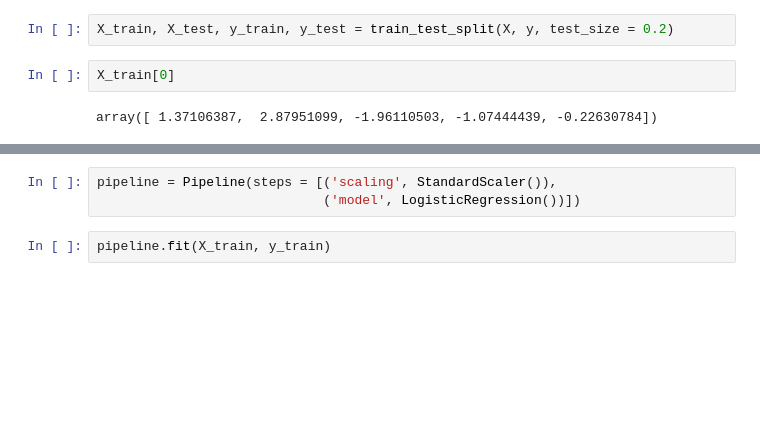
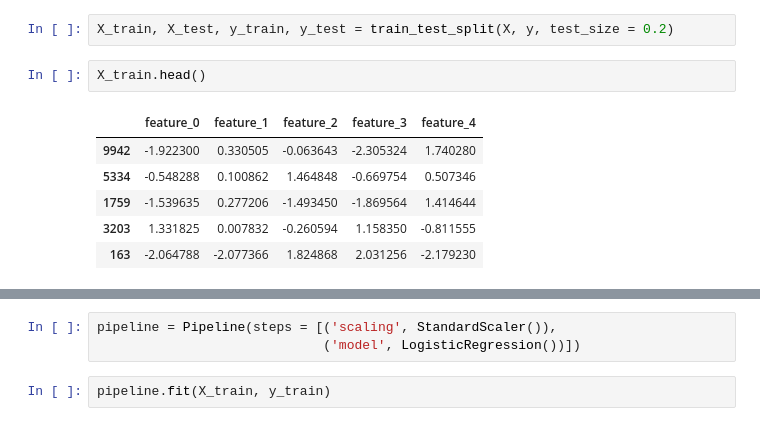
Before and after one commit to s-ravi18/Deployment_Practice, a Jupyter notebook: Model Creation.ipynb, the cells around one changed output, grey strips where cells are left out. Drawn from its saved outputs; the diff is of its cells as text; blank space fills up the shorter version.

```diff
--- a/Model Creation.ipynb
+++ b/Model Creation.ipynb
@@ -18,9 +29,14 @@ X.shape, y.shape
 # %%
 X_train, X_test, y_train, y_test = train_test_split(X, y, test_size = 0.2)
 # %%
-X_train[0]
+X_train.head()
 # %% [output]
-array([ 1.37106387,  2.87951099, -1.96110503, -1.07444439, -0.22630784])
+|  | feature_0 | feature_1 | feature_2 | feature_3 | feature_4 |
+| 9942 | -1.922300 | 0.330505 | -0.063643 | -2.305324 | 1.740280 |
+| 5334 | -0.548288 | 0.100862 | 1.464848 | -0.669754 | 0.507346 |
+| 1759 | -1.539635 | 0.277206 | -1.493450 | -1.869564 | 1.414644 |
+| 3203 | 1.331825 | 0.007832 | -0.260594 | 1.158350 | -0.811555 |
+| 163 | -2.064788 | -2.077366 | 1.824868 | 2.031256 | -2.179230 |
 # %%
 y[0]
 # %% [output]
```
Also changed, not shown: parts of 7 cells of this notebook, 2 other files.
